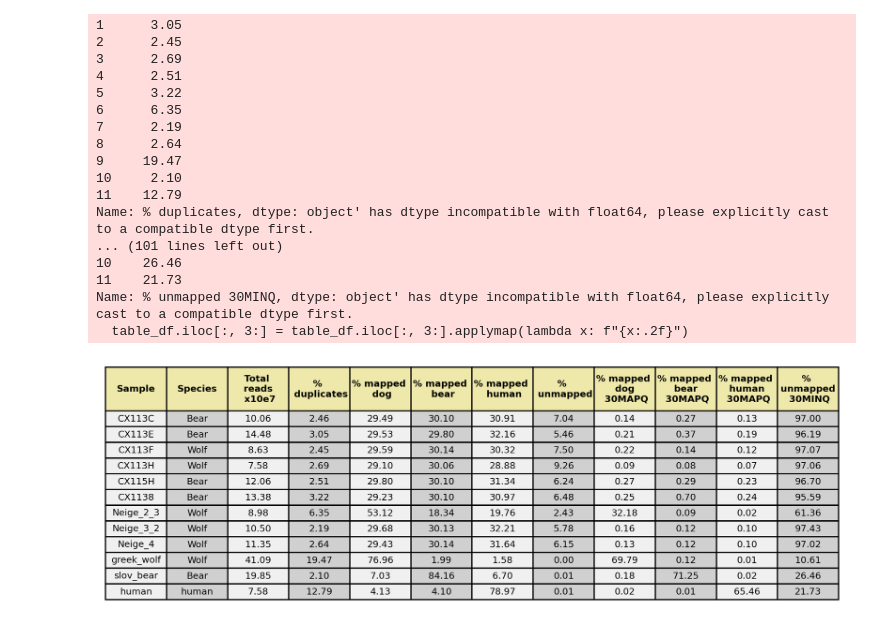
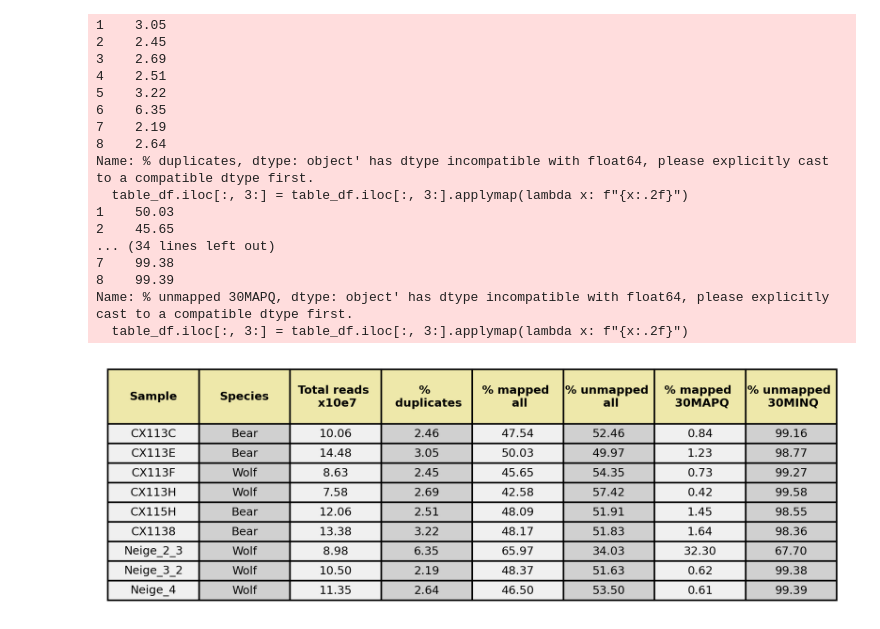
Before and after one commit to HGord2022/snowtracks, a Jupyter notebook: single_mapping.ipynb, the cells around one changed output. Saved outputs shown, nothing was run; the diff lists cells and outputs as text; code cells hidden in the pictures.

Commit message:
outputted single reference stats

```diff
--- a/single_mapping.ipynb
+++ b/single_mapping.ipynb
@@ -5,5 +7,5 @@ import numpy as np
 # %%
-samples = ["CX113C","CX113E","CX113F","CX113H","CX115H","CX1138","Neige_2_3","Neige_3_2","Neige_4", "greek_wolf", "slov_bear", "human"]
-taxa = ["Bear", "Bear", "Wolf", "Wolf", "Bear", "Bear", "Wolf", "Wolf", "Wolf", "Wolf", "Bear", "human"]
-lims_all = [20,20,20,20,20,20,90,20,20,100,100, 100]
-lims_min = [1,2,1,0.5,0.5,5,100,0.5,0.5,100,100, 100]
+samples = ["CX113C","CX113E","CX113F","CX113H","CX115H","CX1138","Neige_2_3","Neige_3_2","Neige_4"]
+taxa = ["Bear", "Bear", "Wolf", "Wolf", "Bear", "Bear", "Wolf", "Wolf", "Wolf"]
+lims_all = [20,20,20,20,20,20,90,20,20]
+lims_min = [1,2,1,0.5,0.5,5,100,0.5,0.5]
@@ -215,21 +39,14 @@ ndups = {
 "slov_bear" : 4157923,
 "human" : 9698347}
 # %%
-stats_df = pd.DataFrame(columns=["Sample", "Species", "Total reads", "% duplicates", "% mapped dog", "% mapped bear", "% mapped human", "% unmapped", "% mapped dog 30MAPQ", "% mapped bear 30MAPQ", "% mapped human 30MAPQ", "% unmapped 30MINQ"])
-
+stats_df = pd.DataFrame()
 
 for i in range(len(samples)):
-    df = pd.read_csv(f"./3ref_data/{samples[i]}.comp3.cov.tsv", sep='\t', header=0)
-    dog =  df[df["#rname"].str.contains("dog")].sort_values(by="endpos", ascending=False)
-    bear = df[df["#rname"].str.contains("bear")].sort_values(by="endpos", ascending=False)
-    human = df[df["#rname"].str.contains("human")].sort_values(by="endpos", ascending=False)
+    df = pd.read_csv(f"./1ref_data/{samples[i]}.single.cov.tsv", sep='\t', header=0)
 
-    df2 = pd.read_csv(f"./3ref_data/{samples[i]}.comp3.minq.tsv", sep='\t', header=0)
-    dog_min =  df2[df2["#rname"].str.contains("dog")].sort_values(by="endpos", ascending=False)
-    bear_min = df2[df2["#rname"].str.contains("bear")].sort_values(by="endpos", ascending=False)
-    human_min = df2[df2["#rname"].str.contains("human")].sort_values(by="endpos", ascending=False)
+    df2 = pd.read_csv(f"./1ref_data/{samples[i]}.single.minq.tsv", sep='\t', header=0)
 
-    stats_df = pd.concat([stats_df, pd.DataFrame([{"Sample": samples[i], "Species": taxa[i], "Total reads": nreads[samples[i]], "% duplicates": ndups[samples[i]]/nreads[samples[i]]*100, "% mapped dog": dog['numreads'].sum()/nreads[samples[i]]*100, "% mapped bear": bear['numreads'].sum()/nreads[samples[i]]*100, "% mapped human": human['numreads'].sum()/nreads[samples[i]]*100, "% unmapped": 100-(dog['numreads'].sum()/nreads[samples[i]]*100 + bear['numreads'].sum()/nreads[samples[i]]*100 + human['numreads'].sum()/nreads[samples[i]]*100 + ndups[samples[i]]/nreads[samples[i]]*100), "% mapped dog 30MAPQ": dog_min['numreads'].sum()/nreads[samples[i]]*100, "% mapped bear 30MAPQ": bear_min['numreads'].sum()/nreads[samples[i]]*100, "% mapped human 30MAPQ": human_min['numreads'].sum()/nreads[samples[i]]*100, "% unmapped 30MINQ": 100-(dog_min['numreads'].sum()/nreads[samples[i]]*100 + bear_min['numreads'].sum()/nreads[samples[i]]*100 + human_min['numreads'].sum()/nreads[samples[i]]*100 + ndups[samples[i]]/nreads[samples[i]]*100)}])], ignore_index=True)
+    stats_df = pd.concat([stats_df, pd.DataFrame([{"Sample": samples[i], "Species": taxa[i], "Total reads": nreads[samples[i]], "% duplicates": ndups[samples[i]]/nreads[samples[i]]*100, "% mapped all": df['numreads'].sum()/nreads[samples[i]]*100, "% unmapped all": 100-(df['numreads'].sum()/nreads[samples[i]]*100), "% mapped 30MAPQ": df2['numreads'].sum()/nreads[samples[i]]*100, "% unmapped 30MAPQ": 100-(df2['numreads'].sum()/nreads[samples[i]]*100)}])], ignore_index=True)
 
 stats_df
 # %% [output]
@@ -256,29 +70,29 @@ table_df["Total reads"] = table_df["Total reads"].astype(float) / 1e7
 table_df.rename(columns={"Total reads": "Total reads x10e7"}, inplace=True)
 # Format the "Total reads x10^7" column to 2 decimal places
 table_df["Total reads x10e7"] = table_df["Total reads x10e7"].apply(lambda x: f"{x:.2f}")
-table_df.columns = ["Sample", "Species", "Total \n reads \n x10e7", "% \n duplicates", "% mapped \n dog", "% mapped \n bear", "% mapped \n human", "% \n unmapped", "% mapped \n dog \n 30MAPQ", "% mapped \n bear \n 30MAPQ", "% mapped \n human \n 30MAPQ", "% \n unmapped \n 30MINQ"]
+table_df.columns = ["Sample", "Species", "Total reads \n x10e7", "% \n duplicates", "% mapped \n all", "% unmapped \n all", "% mapped \n 30MAPQ", "% unmapped \n 30MINQ"]
 # %% [output]
-1      3.05
-2      2.45
-3      2.69
-4      2.51
-5      3.22
-6      6.35
-7      2.19
-8      2.64
-9     19.47
-10     2.10
-11    12.79
+1    3.05
+2    2.45
+3    2.69
+4    2.51
+5    3.22
+6    6.35
+7    2.19
+8    2.64
 Name: % duplicates, dtype: object' has dtype incompatible with float64, please explicitly cast to a compatible dtype first.
-... (101 lines left out)
-10    26.46
-11    21.73
-Name: % unmapped 30MINQ, dtype: object' has dtype incompatible with float64, please explicitly cast to a compatible dtype first.
   table_df.iloc[:, 3:] = table_df.iloc[:, 3:].applymap(lambda x: f"{x:.2f}")
+1    50.03
+2    45.65
+... (34 lines left out)
+7    99.38
+8    99.39
+Name: % unmapped 30MAPQ, dtype: object' has dtype incompatible with float64, please explicitly cast to a compatible dtype first.
+  table_df.iloc[:, 3:] = table_df.iloc[:, 3:].applymap(lambda x: f"{x:.2f}")
 # %%
 #### visualise table
 # Create figure and axis
-fig, ax = plt.subplots(figsize=(10, 2), dpi=300)  # High resolution
+fig, ax = plt.subplots(figsize=(8, 2), dpi=300)  # High resolution
 ax.set_frame_on(False)  # Remove the figure frame
 ax.xaxis.set_visible(False)  # Hide x-axis
 ax.yaxis.set_visible(False)  # Hide y-axis
@@ -288,32 +102,32 @@ table = ax.table(
     cellText=table_df.values,
     colLabels=table_df.columns,
     cellLoc='center',
     loc='center',
     colColours=["palegoldenrod"] * table_df.shape[1]  # Header background color
 )
 
 # Format the table
 table.auto_set_font_size(False)
 table.set_fontsize(7)
 table.auto_set_column_width(15)  # Adjust column width
 
 # Make headers bold
 for i in range(len(table_df.columns)):
     cell = table[0, i]
     cell.set_text_props(weight='bold')
     cell = table[0, i]
     cell.set_text_props(weight='bold')
     cell.set_height(0.3)  # Increase the height of the header row
 
 # Alternate column colors
 for col in range(table_df.shape[1]):  # Loop through columns
     color = '#f0f0f0' if col % 2 == 0 else '#d0d0d0'  # Alternating greys
     for row in range(1, table_df.shape[0] + 1):  # +1 to include headers
         cell = table[(row, col)]
         cell.set_facecolor(color)
 
 # Save as high-quality image
-plt.savefig("./figures/comp3/stats_table.png", bbox_inches="tight", dpi=300)
+plt.savefig("./figures/single/stats_table_single.png", bbox_inches="tight", dpi=300)
 plt.show()
 # %% [output]
-[figure, old version]
+[figure, new version]
```
Also changed, not shown: parts of 6 cells of this notebook, 4 other files.
